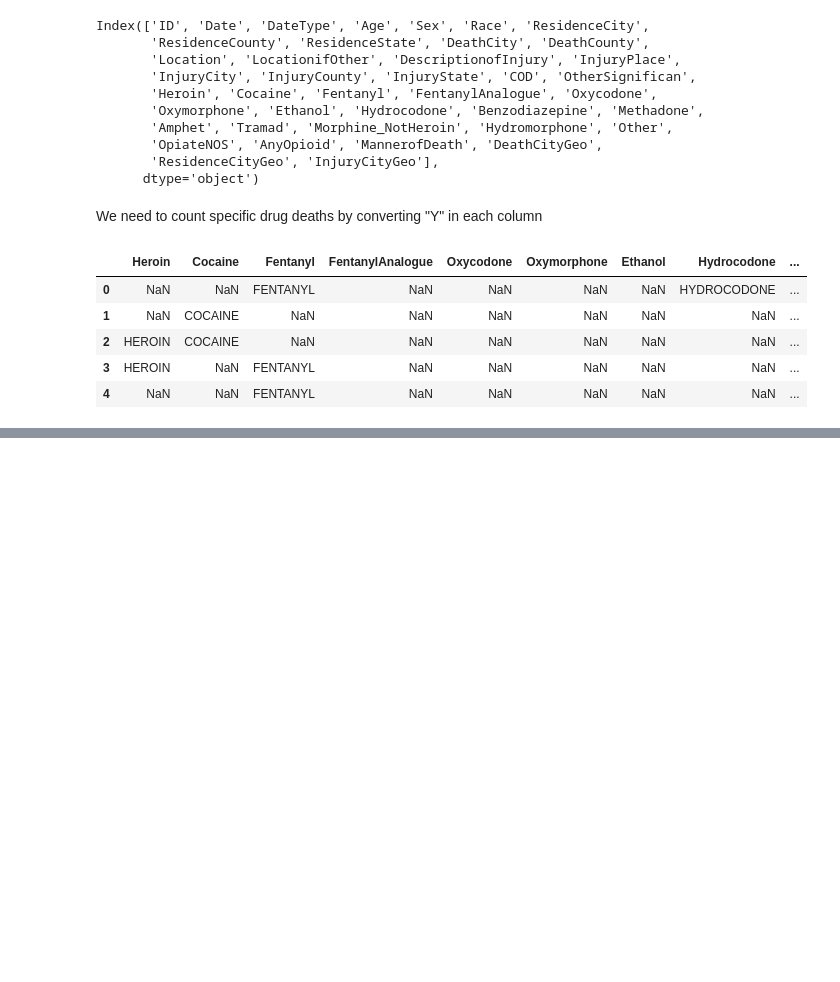
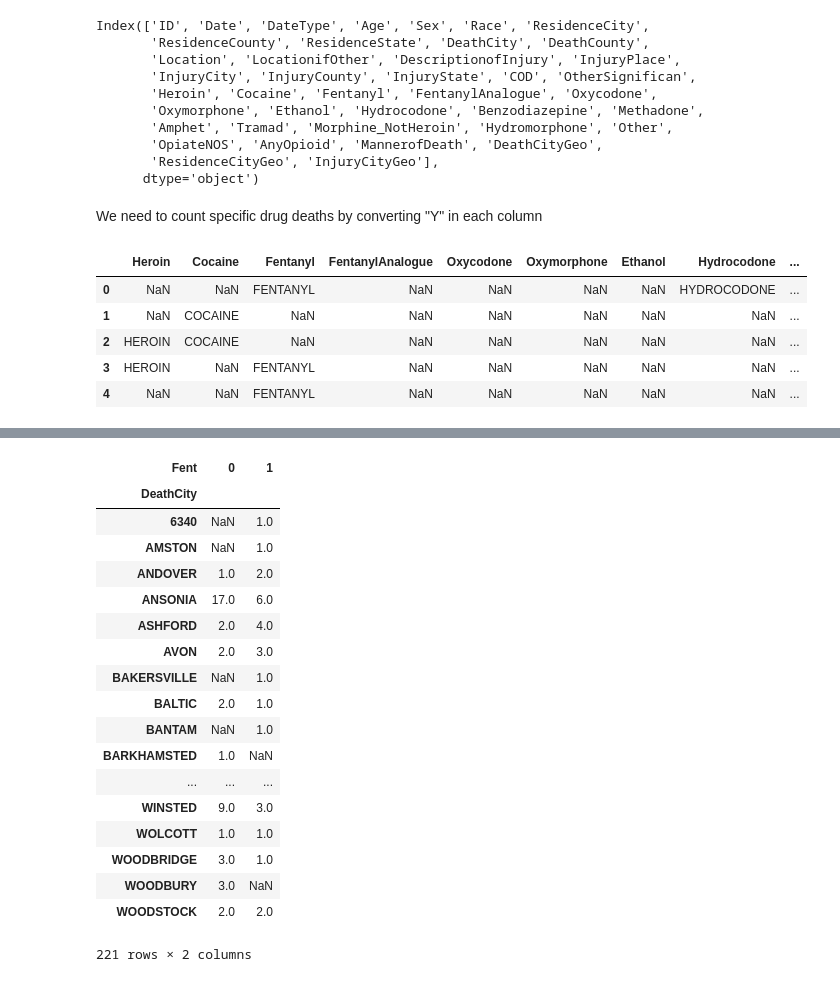
Before and after one commit to YMandCL/CT-Drug-Related-Deaths-2012-2018, a Jupyter notebook: CT Drug Overdoses 2012-2018.ipynb, the cells around one changed output, grey strips where cells are left out. Saved outputs shown, nothing was run; the diff lists cells and outputs as text; code cells hidden in the pictures; blank space fills up the shorter version.

```diff
--- a/CT Drug Overdoses 2012-2018.ipynb
+++ b/CT Drug Overdoses 2012-2018.ipynb
@@ -162,0 +303,23 @@ Name: drugs_used, Length: 849, dtype: int64
+# %%
+location = od.pivot_table('drugs_used', index='DeathCity', columns = 'Fent', aggfunc='count');
+location
+# %% [output]
+| Fent | 0 | 1 |
+| DeathCity |  |  |
+| 6340 | NaN | 1.0 |
+| AMSTON | NaN | 1.0 |
+| ANDOVER | 1.0 | 2.0 |
+| ANSONIA | 17.0 | 6.0 |
+| ASHFORD | 2.0 | 4.0 |
+| AVON | 2.0 | 3.0 |
+| BAKERSVILLE | NaN | 1.0 |
+| BALTIC | 2.0 | 1.0 |
+| BANTAM | NaN | 1.0 |
+| BARKHAMSTED | 1.0 | NaN |
+| ... | ... | ... |
+| WINSTED | 9.0 | 3.0 |
+| WOLCOTT | 1.0 | 1.0 |
+| WOODBRIDGE | 3.0 | 1.0 |
+| WOODBURY | 3.0 | NaN |
+| WOODSTOCK | 2.0 | 2.0 |
+221 rows × 2 columns
```
Also changed, not shown: parts of 18 cells of this notebook.
